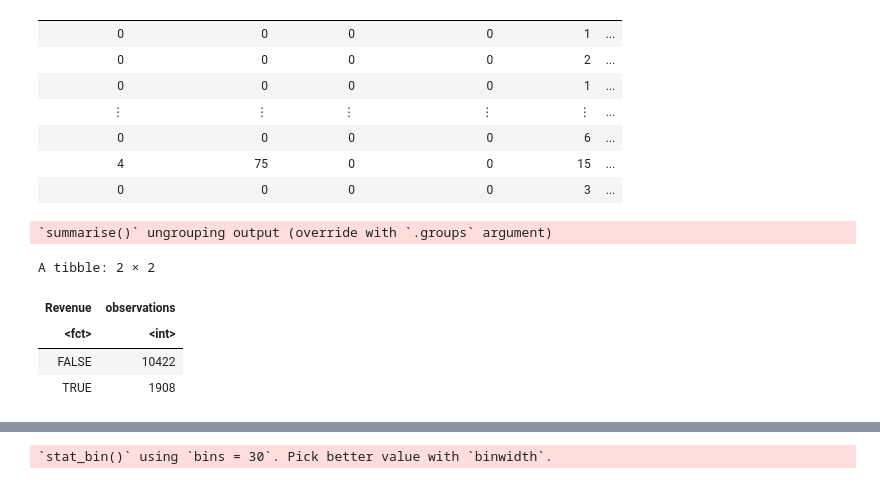
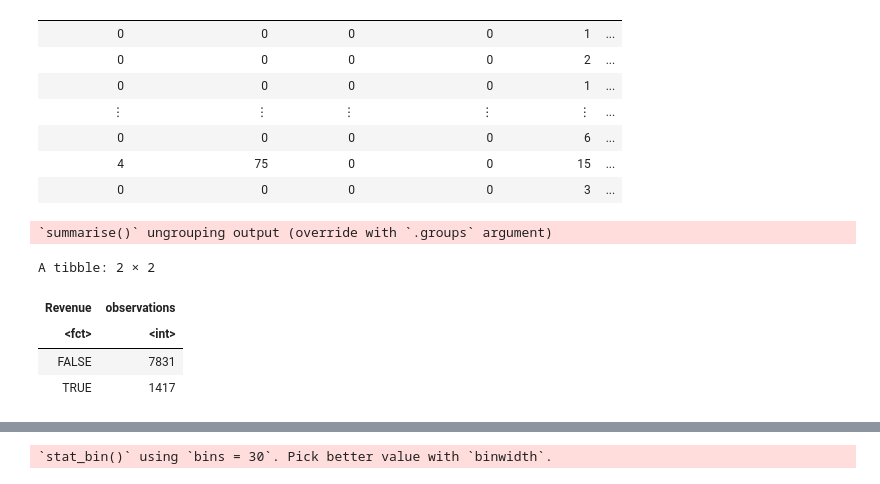
Before and after one commit to SerialGuitarist/group_project_report, a Jupyter notebook: report.ipynb, the cells around one changed output, grey strips where cells are left out. Cells and saved outputs as stored; diff of their text form; code cells hidden in the pictures.

```diff
--- a/report.ipynb
+++ b/report.ipynb
@@ -63,14 +73,14 @@ A spec_tbl_df: 12330 × 18
 # %%
 # count the observations in two levels of Revenue and identify the existence of imbalance
-shoppers_summary <- shoppers_data %>%
+shoppers_training_summary <- shoppers_training %>%
     group_by(Revenue) %>%
     summarize(observations = n())
-shoppers_summary
+shoppers_training_summary
 # up sampling is required for further analysis
 # %% [output]
 `summarise()` ungrouping output (override with `.groups` argument)
 A tibble: 2 × 2
 | Revenue | observations |
 | <fct> | <int> |
-| FALSE | 10422 |
-| TRUE | 1908 |
+| FALSE | 7831 |
+| TRUE | 1417 |
```
Also changed, not shown: parts of 5 cells of this notebook.
